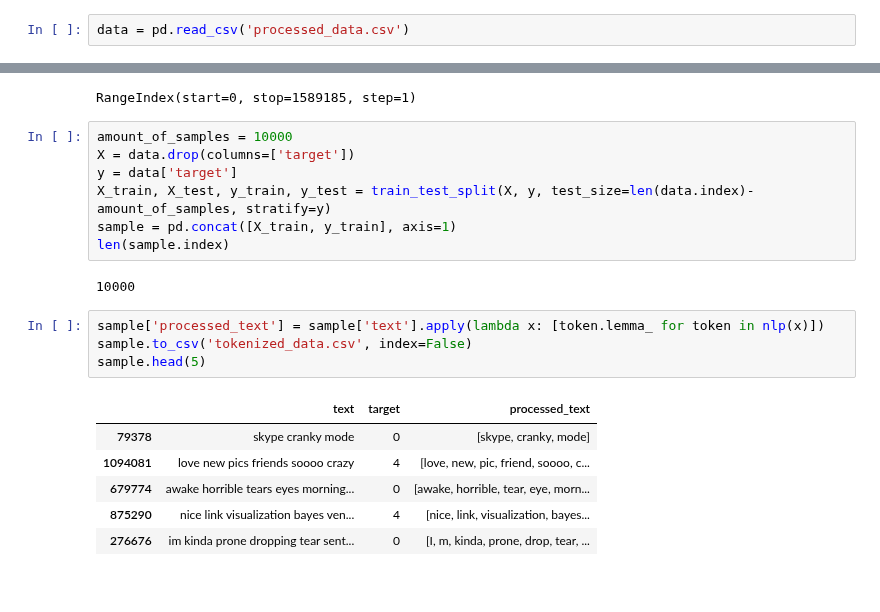
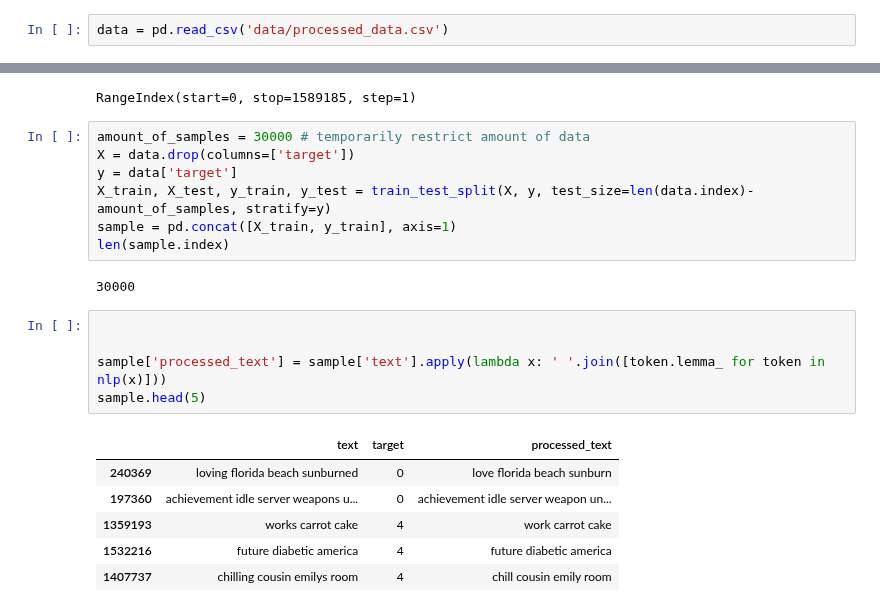
Before and after one commit to Nishchaypat/FEMA, a Jupyter notebook: data_tokenizing.ipynb, the cells around one changed output, grey strips where cells are left out. Drawn from its saved outputs; the diff is of its cells as text.

```diff
--- a/data_tokenizing.ipynb
+++ b/data_tokenizing.ipynb
@@ -8,7 +8,7 @@ Tokenization:
 # %%
 nlp = spacy.load('en_core_web_sm')
 # %%
-data = pd.read_csv('processed_data.csv')
+data = pd.read_csv('data/processed_data.csv')
 # %%
 data.dropna(inplace=True)
 data.reset_index(drop=True, inplace=True)
@@ -16,22 +16,23 @@ data.index
 # %% [output]
 RangeIndex(start=0, stop=1589185, step=1)
 # %%
-amount_of_samples = 10000
+amount_of_samples = 30000 # temporarily restrict amount of data
 X = data.drop(columns=['target'])
 y = data['target']
 X_train, X_test, y_train, y_test = train_test_split(X, y, test_size=len(data.index)-amount_of_samples, stratify=y)
 sample = pd.concat([X_train, y_train], axis=1)
 len(sample.index)
 # %% [output]
-10000
+30000
 # %%
-sample['processed_text'] = sample['text'].apply(lambda x: [token.lemma_ for token in nlp(x)])
-sample.to_csv('tokenized_data.csv', index=False)
+
+
+sample['processed_text'] = sample['text'].apply(lambda x: ' '.join([token.lemma_ for token in nlp(x)]))
 sample.head(5)
 # %% [output]
 |  | text | target | processed_text |
-| 79378 | skype cranky mode | 0 | [skype, cranky, mode] |
-| 1094081 | love new pics friends soooo crazy | 4 | [love, new, pic, friend, soooo, c... |
-| 679774 | awake horrible tears eyes morning... | 0 | [awake, horrible, tear, eye, morn... |
-| 875290 | nice link visualization bayes ven... | 4 | [nice, link, visualization, bayes... |
-| 276676 | im kinda prone dropping tear sent... | 0 | [I, m, kinda, prone, drop, tear, ... |
+| 240369 | loving florida beach sunburned | 0 | love florida beach sunburn |
+| 197360 | achievement idle server weapons u... | 0 | achievement idle server weapon un... |
+| 1359193 | works carrot cake | 4 | work carrot cake |
+| 1532216 | future diabetic america | 4 | future diabetic america |
+| 1407737 | chilling cousin emilys room | 4 | chill cousin emily room |
```
Also changed, not shown: parts of 1 cell of this notebook, 6 other files.
